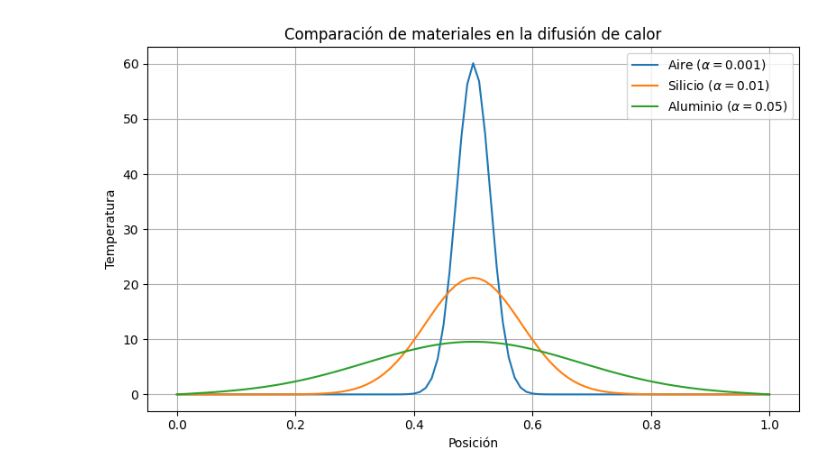
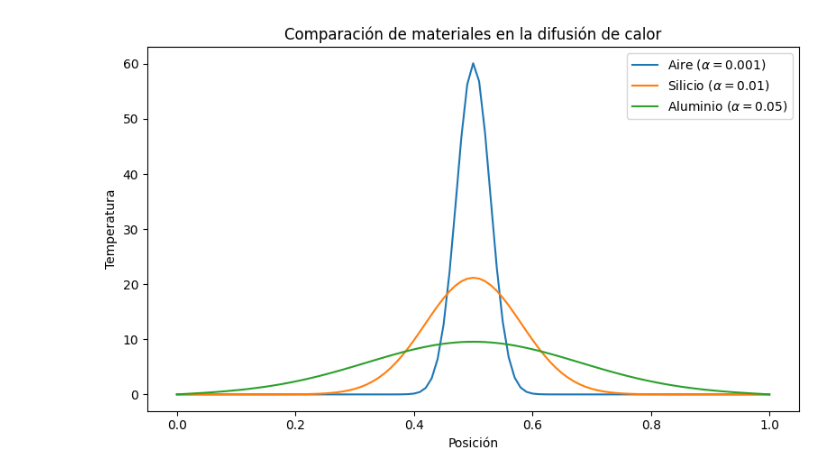
Before and after one commit to asegura4488/FisicaA, a Jupyter notebook: Semana12/Comparacion_Materiales.ipynb, the cells around one changed output. Saved outputs shown, nothing was run; the diff lists cells and outputs as text; code cells hidden in the pictures.

```diff
--- a/Semana12/Comparacion_Materiales.ipynb
+++ b/Semana12/Comparacion_Materiales.ipynb
@@ -33,34 +33,33 @@ for alpha, label in zip(alphas, labels):
 
     # Perfil inicial distribuido
     T[center] = 100.0
     T[center - 1] = 90.0
     T[center + 1] = 95.0
     T[center - 2] = 70.0
     T[center + 2] = 75.0
 
     for n in range(steps):
         T_new = T.copy()
         T_new[0] = 0.0
         T_new[-1] = 0.0
 
         for i in range(1, N - 1):
             T_new[i] = T[i] + alpha * dt / dx**2 * (T[i + 1] - 2*T[i] + T[i - 1])
 
         T = T_new
 
     plt.plot(x, T, label=f"{label} ($\\alpha={alpha}$)")
 
 plt.xlabel("Posición")
 plt.ylabel("Temperatura")
 plt.title("Comparación de materiales en la difusión de calor")
-plt.grid(True)
 plt.legend()
 plt.tight_layout()
 plt.savefig("Comparacion_Materiales.pdf", dpi=300, bbox_inches="tight")
 plt.show()
 
 files.download("Comparacion_Materiales.pdf")
 # %% [output]
-[figure, old version]
+[figure, new version]
 [interactive output not drawn]
 [interactive output not drawn]
```
